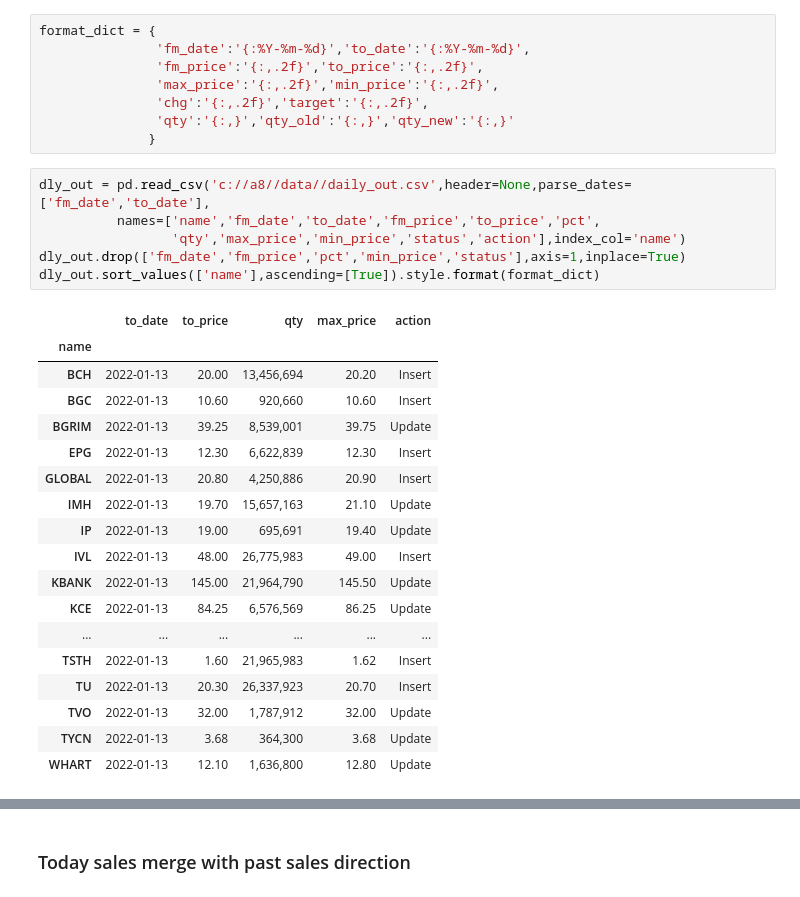
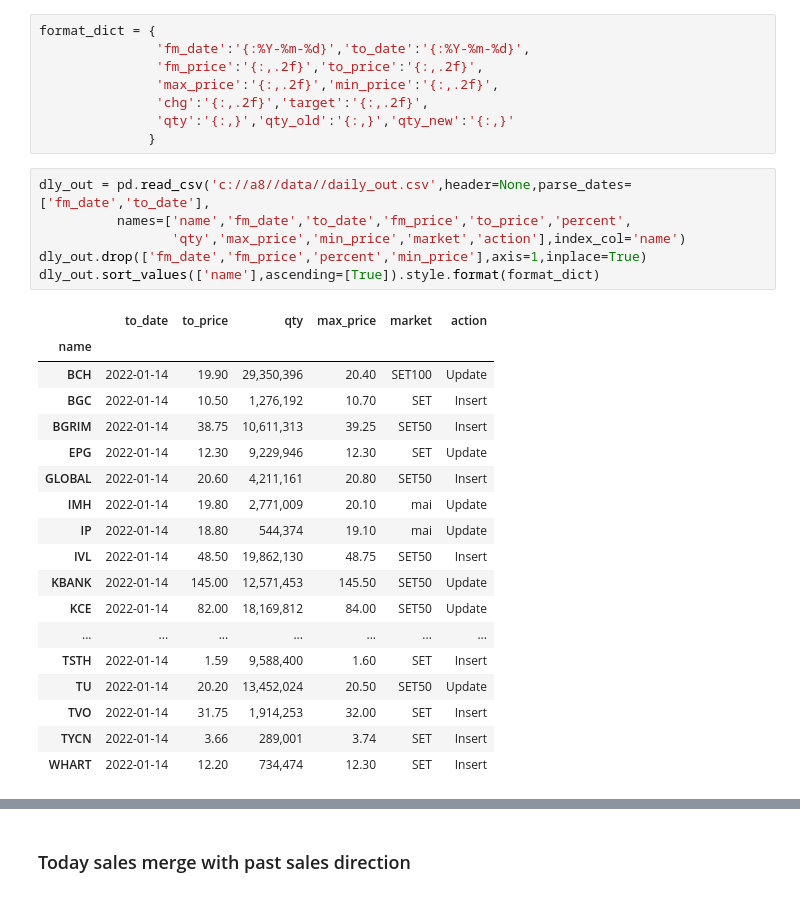
Before and after one commit to santimcs/A8, a Jupyter notebook: Daily/260-Daily Output.ipynb, the cells around one changed output, grey strips where cells are left out. Cells and saved outputs as stored; diff of their text form.

```diff
--- a/Daily/260-Daily Output.ipynb
+++ b/Daily/260-Daily Output.ipynb
@@ -37,28 +37,28 @@ format_dict = {
               }
 # %%
 dly_out = pd.read_csv('c://a8//data//daily_out.csv',header=None,parse_dates=['fm_date','to_date'],
-          names=['name','fm_date','to_date','fm_price','to_price','pct',
-                 'qty','max_price','min_price','status','action'],index_col='name')
-dly_out.drop(['fm_date','fm_price','pct','min_price','status'],axis=1,inplace=True)
+          names=['name','fm_date','to_date','fm_price','to_price','percent',
+                 'qty','max_price','min_price','market','action'],index_col='name')
+dly_out.drop(['fm_date','fm_price','percent','min_price'],axis=1,inplace=True)
 dly_out.sort_values(['name'],ascending=[True]).style.format(format_dict)
 # %% [output]
-|  | to_date | to_price | qty | max_price | action |
-| name |  |  |  |  |  |
-| BCH | 2022-01-13 | 20.00 | 13,456,694 | 20.20 | Insert |
-| BGC | 2022-01-13 | 10.60 | 920,660 | 10.60 | Insert |
-| BGRIM | 2022-01-13 | 39.25 | 8,539,001 | 39.75 | Update |
-| EPG | 2022-01-13 | 12.30 | 6,622,839 | 12.30 | Insert |
-| GLOBAL | 2022-01-13 | 20.80 | 4,250,886 | 20.90 | Insert |
-| IMH | 2022-01-13 | 19.70 | 15,657,163 | 21.10 | Update |
-| IP | 2022-01-13 | 19.00 | 695,691 | 19.40 | Update |
-| IVL | 2022-01-13 | 48.00 | 26,775,983 | 49.00 | Insert |
-| KBANK | 2022-01-13 | 145.00 | 21,964,790 | 145.50 | Update |
-| KCE | 2022-01-13 | 84.25 | 6,576,569 | 86.25 | Update |
-| ... | ... | ... | ... | ... | ... |
-| TSTH | 2022-01-13 | 1.60 | 21,965,983 | 1.62 | Insert |
-| TU | 2022-01-13 | 20.30 | 26,337,923 | 20.70 | Insert |
-| TVO | 2022-01-13 | 32.00 | 1,787,912 | 32.00 | Update |
-| TYCN | 2022-01-13 | 3.68 | 364,300 | 3.68 | Update |
-| WHART | 2022-01-13 | 12.10 | 1,636,800 | 12.80 | Update |
+|  | to_date | to_price | qty | max_price | market | action |
+| name |  |  |  |  |  |  |
+| BCH | 2022-01-14 | 19.90 | 29,350,396 | 20.40 | SET100 | Update |
+| BGC | 2022-01-14 | 10.50 | 1,276,192 | 10.70 | SET | Insert |
+| BGRIM | 2022-01-14 | 38.75 | 10,611,313 | 39.25 | SET50 | Insert |
+| EPG | 2022-01-14 | 12.30 | 9,229,946 | 12.30 | SET | Update |
+| GLOBAL | 2022-01-14 | 20.60 | 4,211,161 | 20.80 | SET50 | Insert |
+| IMH | 2022-01-14 | 19.80 | 2,771,009 | 20.10 | mai | Update |
+| IP | 2022-01-14 | 18.80 | 544,374 | 19.10 | mai | Update |
+| IVL | 2022-01-14 | 48.50 | 19,862,130 | 48.75 | SET50 | Insert |
+| KBANK | 2022-01-14 | 145.00 | 12,571,453 | 145.50 | SET50 | Update |
+| KCE | 2022-01-14 | 82.00 | 18,169,812 | 84.00 | SET50 | Update |
+| ... | ... | ... | ... | ... | ... | ... |
+| TSTH | 2022-01-14 | 1.59 | 9,588,400 | 1.60 | SET | Insert |
+| TU | 2022-01-14 | 20.20 | 13,452,024 | 20.50 | SET50 | Update |
+| TVO | 2022-01-14 | 31.75 | 1,914,253 | 32.00 | SET | Insert |
+| TYCN | 2022-01-14 | 3.66 | 289,001 | 3.74 | SET | Insert |
+| WHART | 2022-01-14 | 12.20 | 734,474 | 12.30 | SET | Insert |
 # %%
 sales = pd.read_csv('c://a8//data//daily-sales.csv',header=None,parse_dates=['fm_date','to_date'],
```
Also changed, not shown: parts of 11 cells of this notebook, 24 other files.
